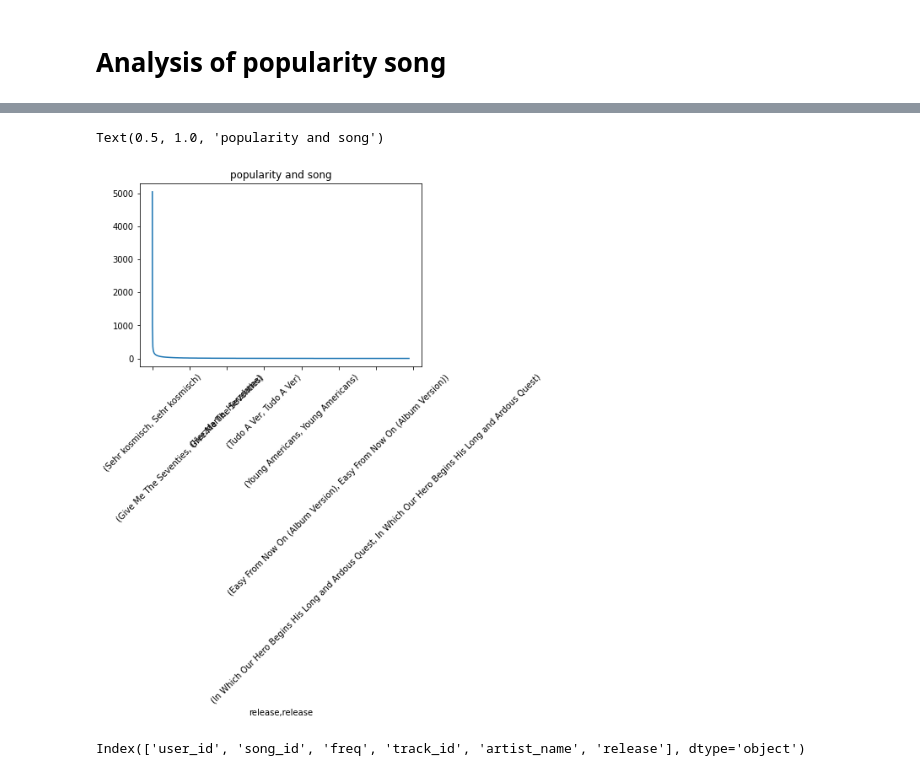
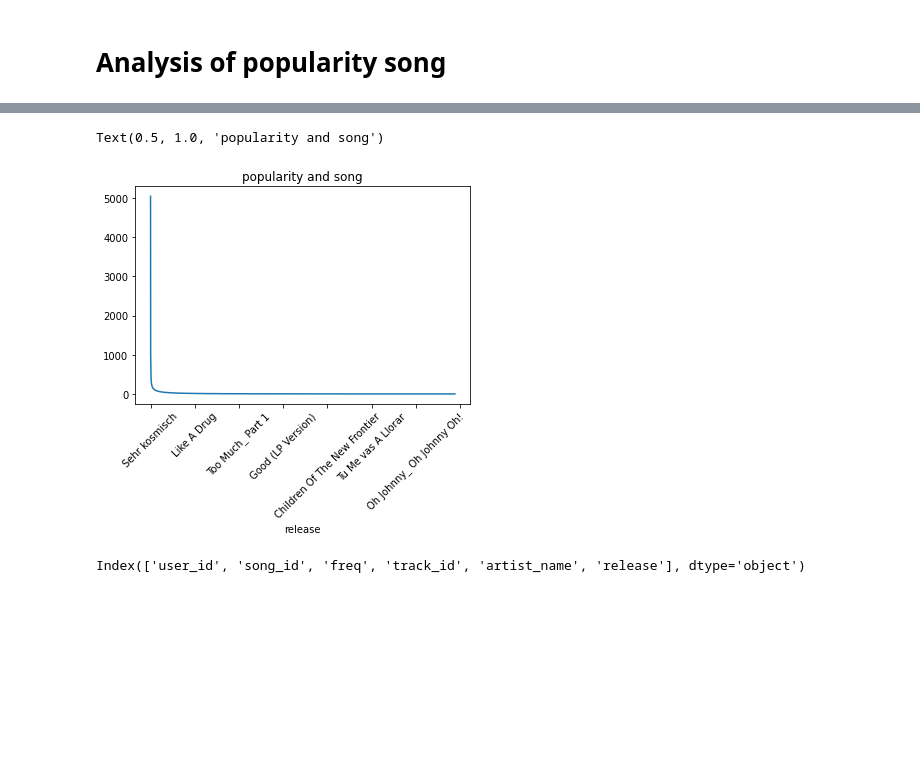
Before and after one commit to charithcherry/Innomatics_Internship_APR_21, a Jupyter notebook: Recommender System/Music_Rec_Sys.ipynb, the cells around one changed output, grey strips where cells are left out. Drawn from its saved outputs; the diff is of its cells as text; code cells hidden in the pictures; blank space fills up the shorter version.

```diff
--- a/Recommender System/Music_Rec_Sys.ipynb
+++ b/Recommender System/Music_Rec_Sys.ipynb
@@ -318,5 +322,6 @@ Text(0.5, 1.0, 'popularity and artist')
 # Analysis of popularity song
 # %%
 # using release and userid
-song_popularity=song_df.groupby(['release'])['release'].value_counts()
+SP=song_df.loc[:, [ 'release','freq']]
+song_popularity=SP.groupby('release').count()
 # %%
@@ -344,14 +347,14 @@ Name: release, dtype: int64
 # %%
-sorted_song_popularity=song_popularity.sort_values(ascending=False)
+sorted_song_popularity=song_popularity.sort_values(by='freq',ascending=False)
 # %%
 # plot betweeen popularity and song
 # %%
-sorted_song_popularity.plot.line()
+sorted_song_popularity['freq'].plot.line()
 plt.xticks(rotation=45)
 plt.title('popularity and song')
 # %% [output]
 Text(0.5, 1.0, 'popularity and song')
-[figure, old version]
+[figure, new version]
 # %%
 song_df.columns
 # %% [output]
```
Also changed, not shown: parts of 23 cells of this notebook.
